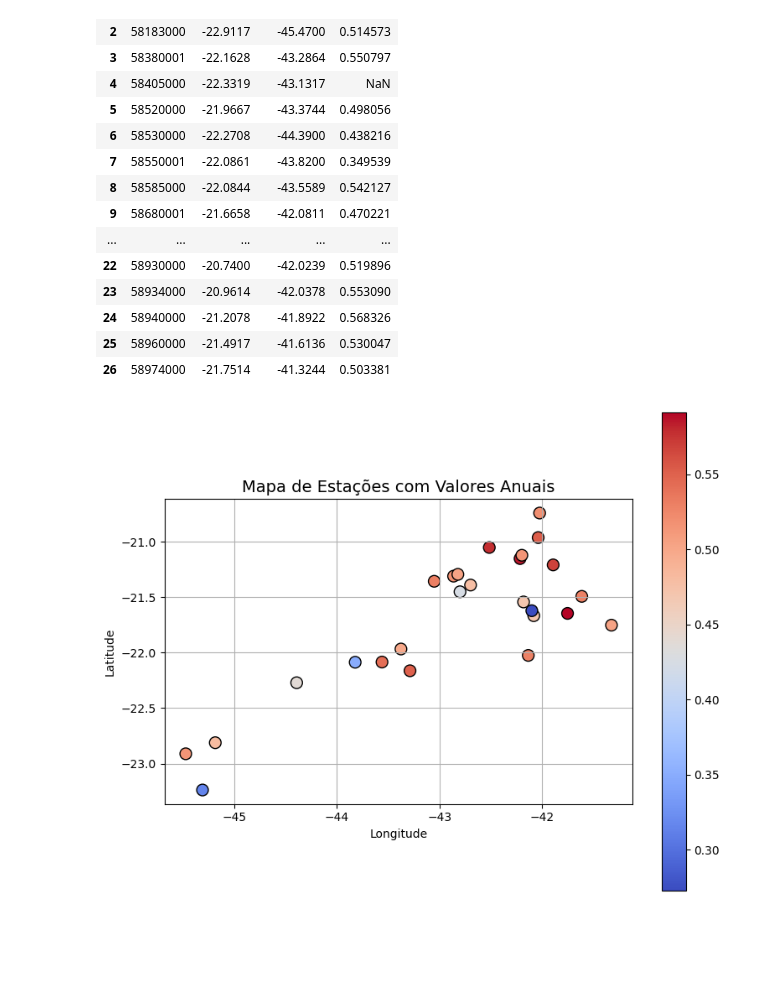
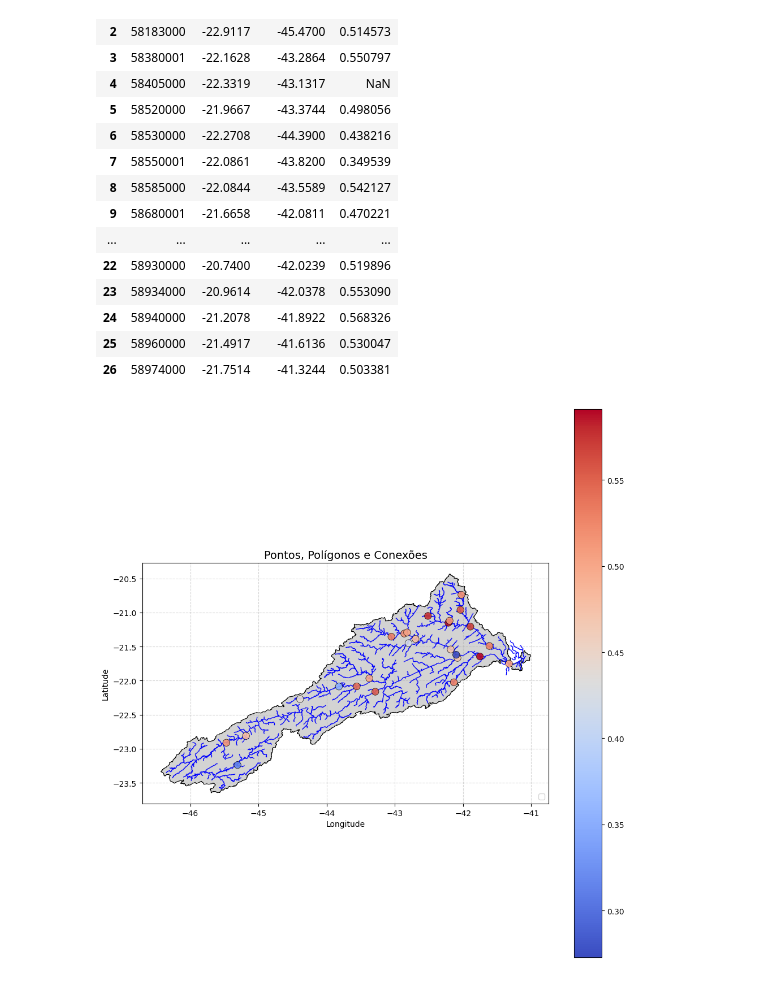
Before and after one commit to capozzolicaluan/MSWEPtest, a Jupyter notebook: spatial_analyst.ipynb, the cells around one changed output. Saved outputs shown, nothing was run; the diff lists cells and outputs as text; code cells hidden in the pictures; blank space fills up the shorter version.

```diff
--- a/spatial_analyst.ipynb
+++ b/spatial_analyst.ipynb
@@ -103,30 +99,51 @@ df
 | 24 | 58940000 | -21.2078 | -41.8922 | 0.568326 |
 | 25 | 58960000 | -21.4917 | -41.6136 | 0.530047 |
 | 26 | 58974000 | -21.7514 | -41.3244 | 0.503381 |
-# %%
-# Criar GeoDataFrame com geometria de pontos
-gdf = gpd.GeoDataFrame(
-    df,
-    geometry=gpd.points_from_xy(df['Longitude'], df['Latitude']),
-    crs="EPSG:4326"
-)
-
-# Plotar
-fig, ax = plt.subplots(figsize=(8, 6))
-gdf.plot(
-    ax=ax,
-    column='Anual',
-    cmap='coolwarm',      # cores azul-vermelho
-    legend=True,
-    markersize=100,
-    edgecolor='black'
-)
-
-ax.set_title("Mapa de Estações com Valores Anuais", fontsize=14)
-ax.set_xlabel("Longitude")
-ax.set_ylabel("Latitude")
-ax.grid(True)
-plt.tight_layout()
-plt.show()
-# %% [output]
-[figure, removed]
+# %%
+# Shapefile de polígono (por exemplo, bacias)
+gdf_bacia = gpd.read_file("/content/drive/MyDrive/Colab/GIS/hidrografia_pdosul/bacia_shape.shp")
+
+# Shapefile de linhas (por exemplo, conexões entre pontos)
+gdf_hidrografia = gpd.read_file("/content/drive/MyDrive/Colab/GIS/hidrografia_pdosul/hidrografia.shp")
+# %%
+# Criar GeoDataFrame com geometria de pontos
+gdf_pontos = gpd.GeoDataFrame(
+    df,
+    geometry=gpd.points_from_xy(df['Longitude'], df['Latitude']),
+    crs="EPSG:4326")
+# %%
+fig, ax = plt.subplots(figsize=(10, 10))
+
+# Plota o polígono de fundo
+gdf_bacia.plot(ax=ax, facecolor='lightgrey', edgecolor='black', linewidth=0.8, zorder = 1)
+
+# Plota as linhas de conexão (hidrografia)
+gdf_hidrografia.plot(ax=ax, color='blue', linewidth=1, zorder = 2)
+
+
+# Plota os pontos com cor proporcional ao valor
+gdf_pontos.dropna(subset=['Anual']).plot(
+    ax=ax,
+    column='Anual',
+    cmap='coolwarm',
+    legend=True,
+    markersize=80,
+    edgecolor='black',
+    linewidth=0.5,
+    alpha=0.9,
+    zorder = 3
+)
+
+
+# Personalizações
+ax.set_title("Pontos, Polígonos e Conexões", fontsize=14)
+ax.set_xlabel("Longitude")
+ax.set_ylabel("Latitude")
+ax.legend(loc='lower right')
+ax.set_aspect('equal')  # mantém a proporção correta entre lat/lon
+
+plt.grid(True, linestyle='--', alpha=0.5)
+plt.tight_layout()
+plt.show()
+# %% [output]
+[figure, added]
```
Also changed, not shown: parts of 2 cells of this notebook.
